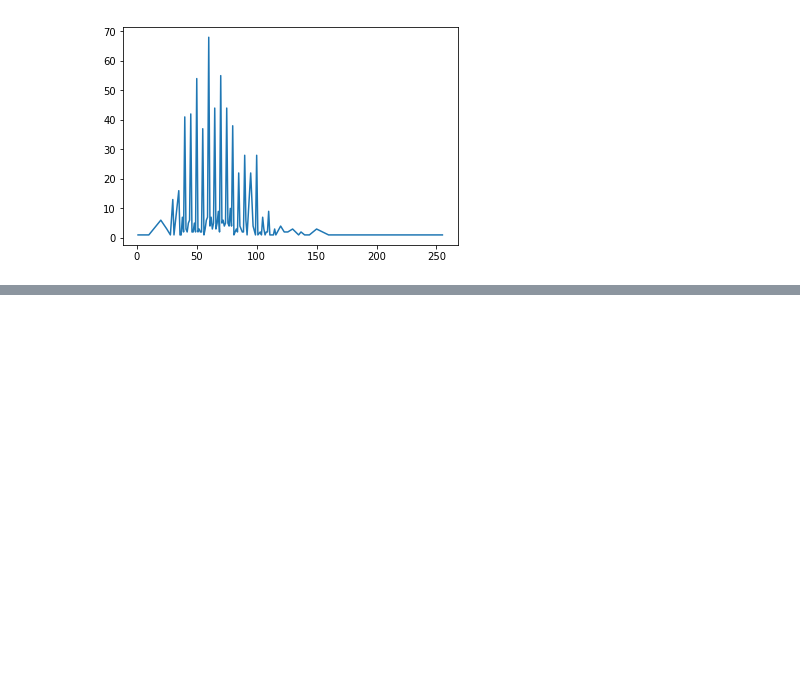
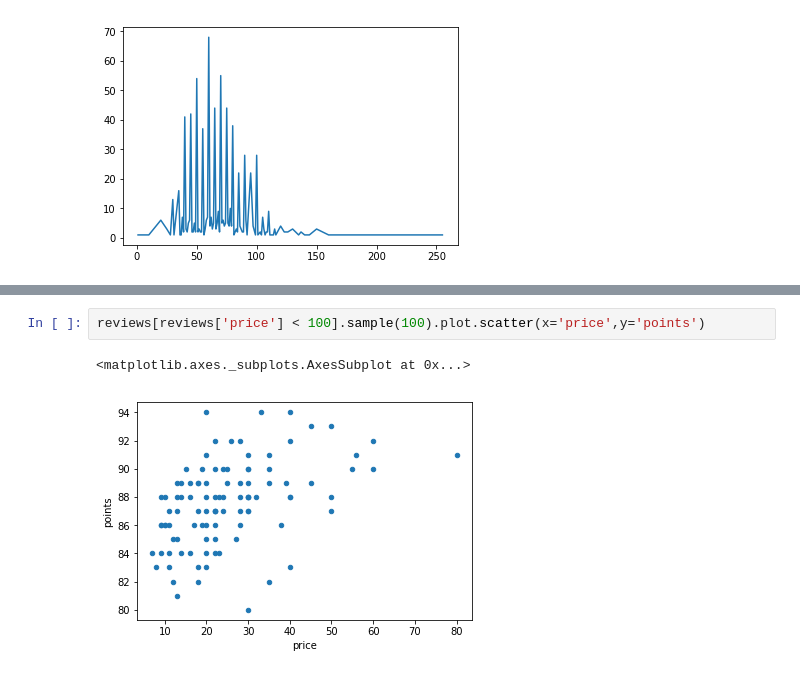
Before and after one commit to bogdantoader/kaggle_learn_experiments, a Jupyter notebook: plotting/plotting.ipynb, the cells around one changed output, grey strips where cells are left out. Drawn from its saved outputs; the diff is of its cells as text; blank space fills up the shorter version.

```diff
--- a/plotting/plotting.ipynb
+++ b/plotting/plotting.ipynb
@@ -82,0 +83,5 @@ Name: weight_kg, Length: 421, dtype: int64
+# %%
+reviews[reviews['price'] < 100].sample(100).plot.scatter(x='price',y='points')
+# %% [output]
+<matplotlib.axes._subplots.AxesSubplot at 0x...>
+[figure, added]
```
Also changed, not shown: parts of 5 cells of this notebook.
